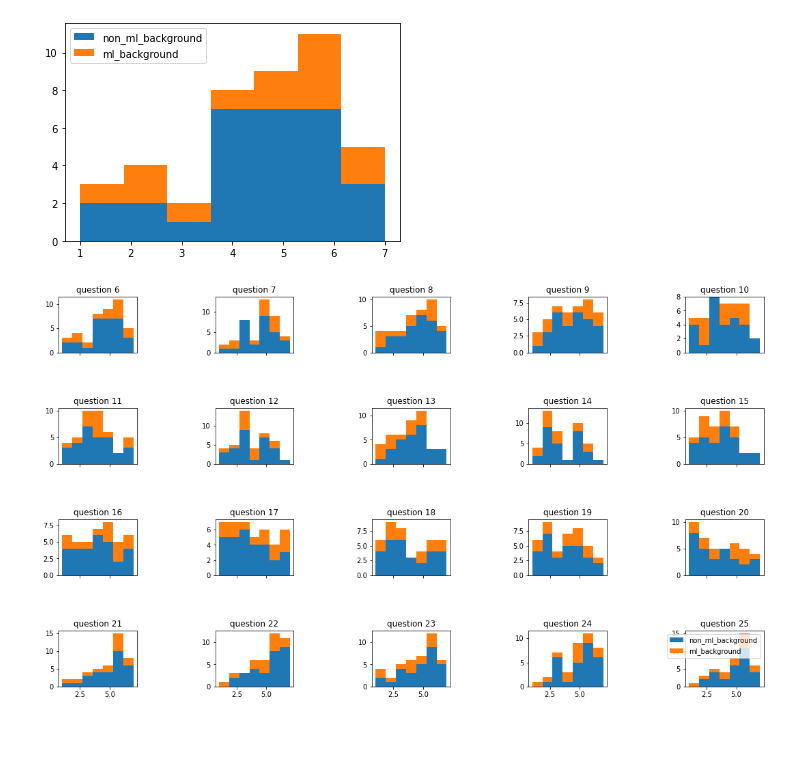
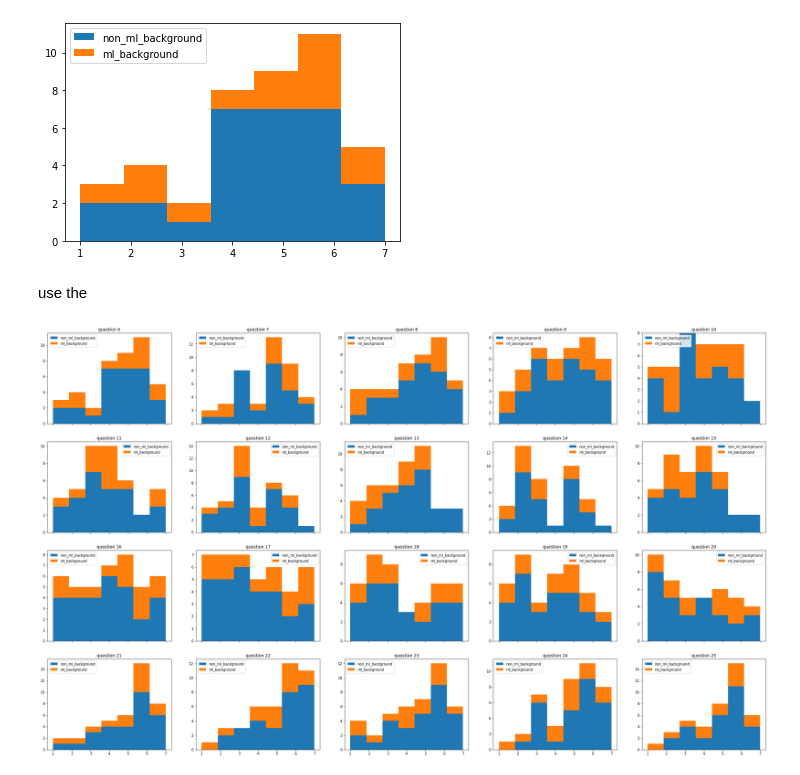
Before and after one commit to unofficial-Jona/Unimaas_researchproject_XAI, a Jupyter notebook: Data analysis.ipynb, the cells around one changed output. Saved outputs shown, nothing was run; the diff lists cells and outputs as text; code cells hidden in the pictures; blank space fills up the shorter version.

```diff
--- a/Data analysis.ipynb
+++ b/Data analysis.ipynb
@@ -65,22 +65,25 @@ plt.legend()
 # %% [output]
 <matplotlib.legend.Legend at 0x...>
 [figure]
+# %% [markdown]
+use the
 # %%
 def get_histo_grid(safe_fig=False):
     fig, axs = plt.subplots(4,5, sharex=True)
-    fig.set_size_inches(18.5, 10.5)
-    fig.subplots_adjust(hspace=1.0, wspace=1.0)
+    fig.set_size_inches(37, 22)
+    # fig.subplots_adjust(hspace=1.0, wspace=1.0)
     for i in range(6,26):
         data = [non_ml_background[f'question {i}'], ml_background[f'question {i}']]
         row = (i-6)//5
         col = (i-6)%5
+        # axs[row,col].set_size_inches(18.5, 10.5)
         axs[row,col].hist(data, bins=7, histtype='barstacked',  label=['non_ml_background', 'ml_background'])
         axs[row,col].set_title(new_columns[i-1])
-
-    plt.legend()
+        axs[row,col].legend()
+    # plt.legend()
     if safe_fig:
         plt.savefig('histo_grid')
 
 get_histo_grid(True)
 # %% [output]
-[figure, old version]
+[figure, new version]
```
